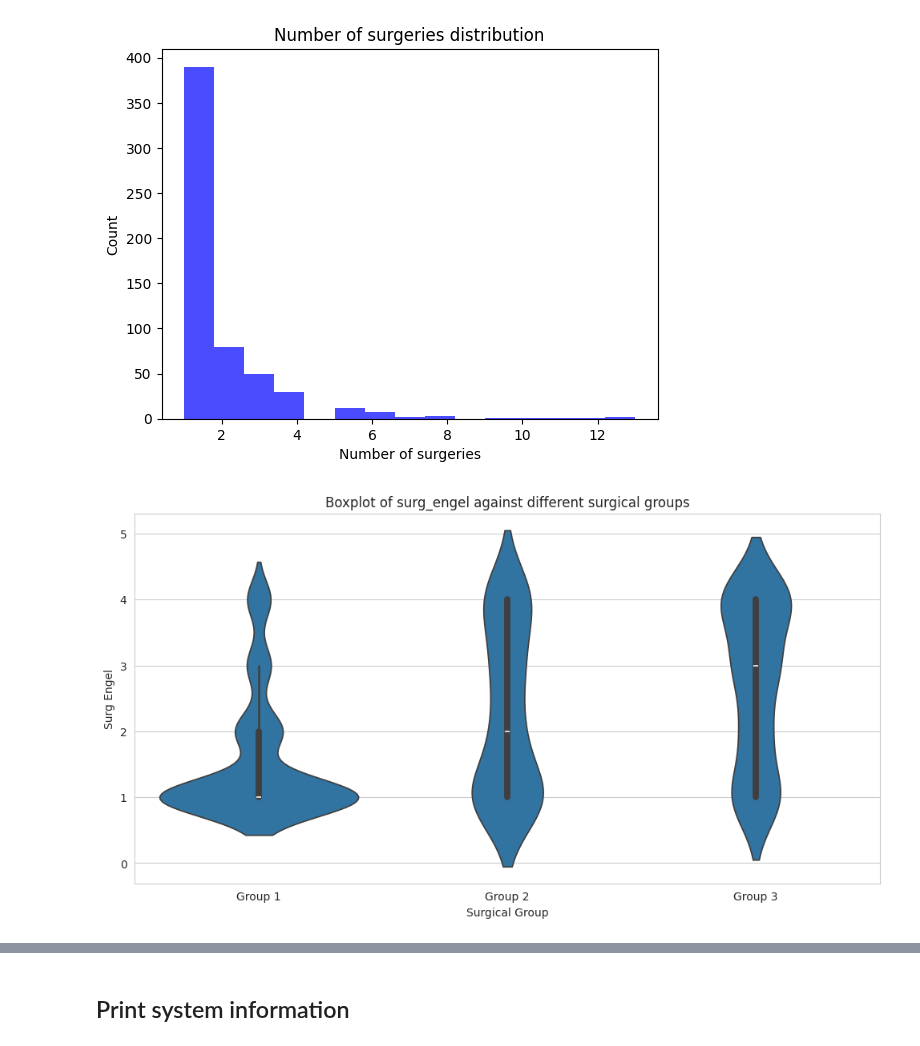
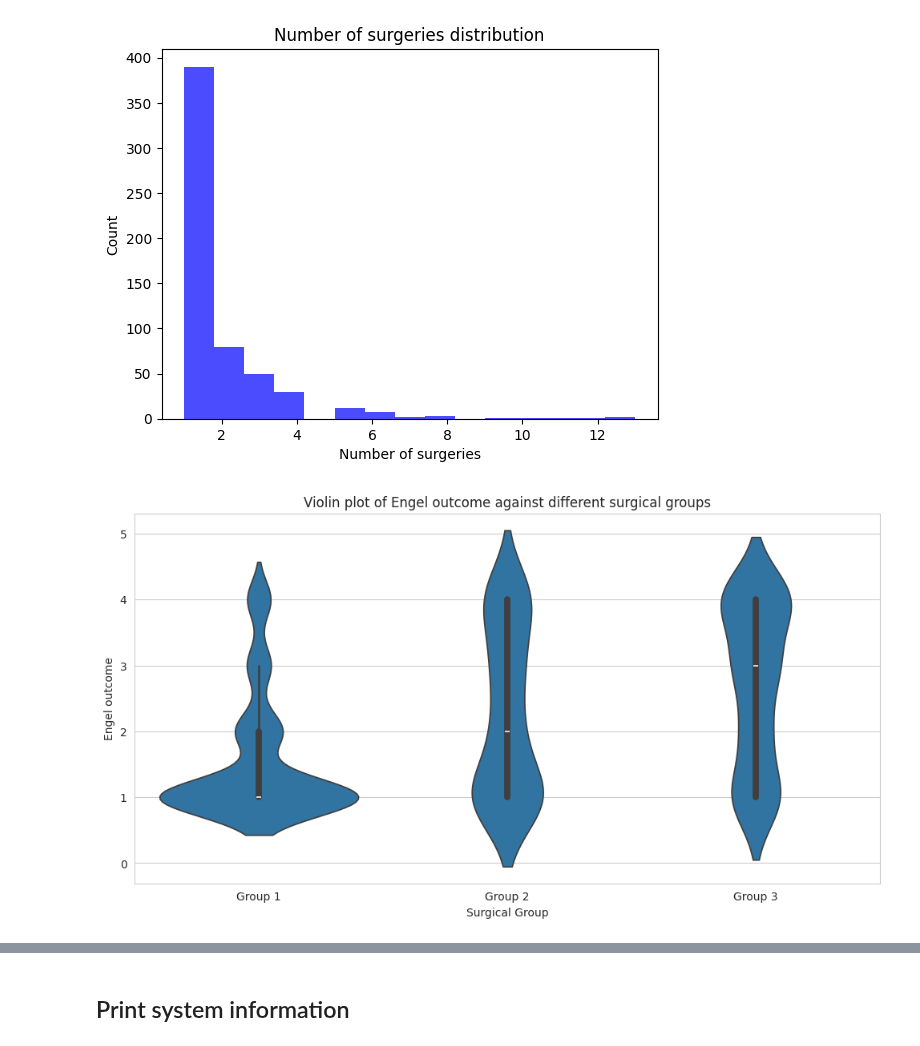
Before and after one commit to AmauryPelzer/Engel-outcome-prediction, a Jupyter notebook: notebooks/1. exploratory/exploratory.ipynb, the cells around one changed output, grey strips where cells are left out. Saved outputs shown, nothing was run; the diff lists cells and outputs as text; code cells hidden in the pictures.

```diff
--- a/notebooks/1. exploratory/exploratory.ipynb
+++ b/notebooks/1. exploratory/exploratory.ipynb
@@ -432,27 +432,27 @@ wide_df["surgical_group"] = wide_df["surgical_information"].apply(create_surg_gr
 # %%
 import seaborn as sns
 import matplotlib.pyplot as plt
 
 # Define the desired order
 group_order = ['Group 1', 'Group 2', 'Group 3']
 
 # Set the aesthetic style of the plots
 sns.set_style("whitegrid")
 
 # Create the plot
 plt.figure(figsize=(12, 6))  # You can adjust the size of the plot
 plot = sns.violinplot(x='surgical_group', y='surg_engel', order=group_order, data=wide_df)
 #plot = sns.countplot(x='surgical_group', hue='surg_engel', order=group_order, data=wide_df)
 
 # Set titles and labels (optional)
-plt.title('Boxplot of surg_engel against different surgical groups')
+plt.title('Violin plot of Engel outcome against different surgical groups')
 plt.xlabel('Surgical Group')
-plt.ylabel('Surg Engel')
+plt.ylabel('Engel outcome')
 
 # Display the plot
 plt.show()
 # %% [output]
-[figure, old version]
+[figure, new version]
 # %%
 import seaborn as sns
 import matplotlib.pyplot as plt
```
Also changed, not shown: parts of 2 cells of this notebook.
